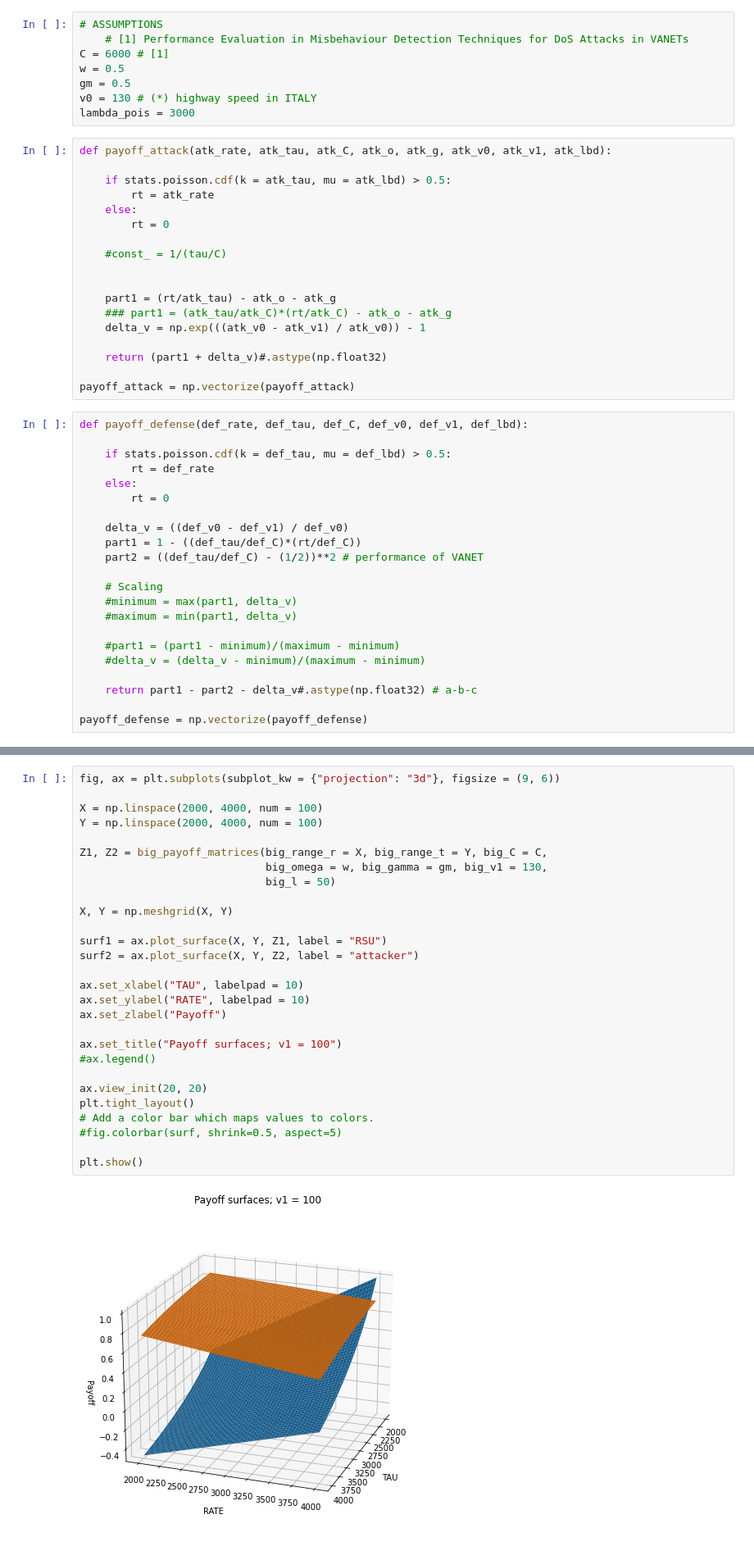
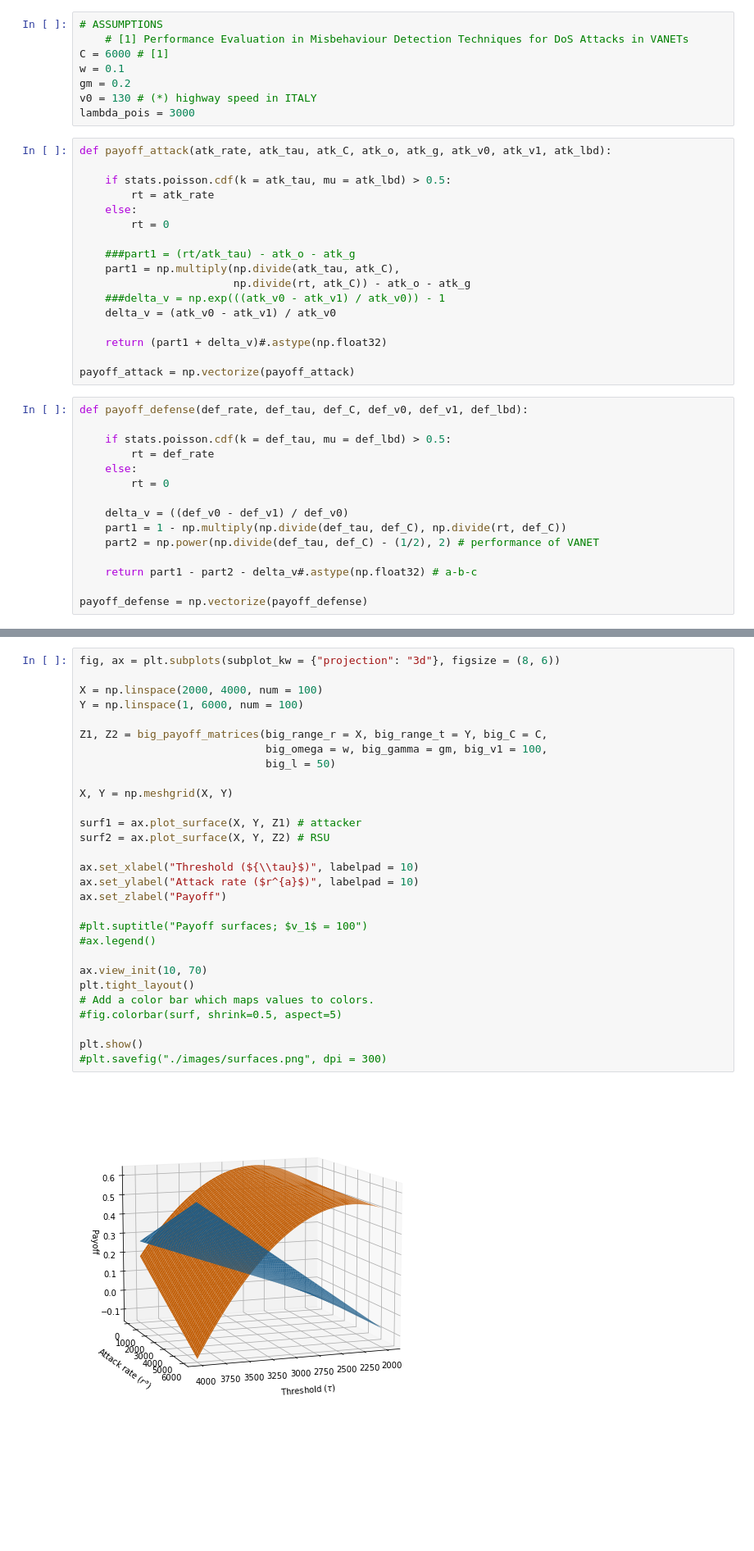
Before and after one commit to MattiaBrocco/VANET-game-theory, a Jupyter notebook: MB_attempt_1.ipynb, the cells around one changed output, grey strips where cells are left out. Shown at 82% size. Saved outputs shown, nothing was run; the diff lists cells and outputs as text; blank space fills up the shorter version.

```diff
--- a/MB_attempt_1.ipynb
+++ b/MB_attempt_1.ipynb
@@ -15,8 +17,8 @@ from joblib import Parallel
 # ASSUMPTIONS
     # [1] Performance Evaluation in Misbehaviour Detection Techniques for DoS Attacks in VANETs
 C = 6000 # [1]
-w = 0.5
-gm = 0.5
+w = 0.1
+gm = 0.2
 v0 = 130 # (*) highway speed in ITALY
 lambda_pois = 3000
 # %%
@@ -27,12 +29,11 @@ def payoff_attack(atk_rate, atk_tau, atk_C, atk_o, atk_g, atk_v0, atk_v1, atk_lb
     else:
         rt = 0
 
-    #const_ = 1/(tau/C)
-
-
-    part1 = (rt/atk_tau) - atk_o - atk_g
-    ### part1 = (atk_tau/atk_C)*(rt/atk_C) - atk_o - atk_g
-    delta_v = np.exp(((atk_v0 - atk_v1) / atk_v0)) - 1
+    ###part1 = (rt/atk_tau) - atk_o - atk_g
+    part1 = np.multiply(np.divide(atk_tau, atk_C),
+                        np.divide(rt, atk_C)) - atk_o - atk_g
+    ###delta_v = np.exp(((atk_v0 - atk_v1) / atk_v0)) - 1
+    delta_v = (atk_v0 - atk_v1) / atk_v0
 
     return (part1 + delta_v)#.astype(np.float32)
 
@@ -46,15 +47,8 @@ def payoff_defense(def_rate, def_tau, def_C, def_v0, def_v1, def_lbd):
         rt = 0
 
     delta_v = ((def_v0 - def_v1) / def_v0)
-    part1 = 1 - ((def_tau/def_C)*(rt/def_C))
-    part2 = ((def_tau/def_C) - (1/2))**2 # performance of VANET
-
-    # Scaling
-    #minimum = max(part1, delta_v)
-    #maximum = min(part1, delta_v)
-
-    #part1 = (part1 - minimum)/(maximum - minimum)
-    #delta_v = (delta_v - minimum)/(maximum - minimum)
+    part1 = 1 - np.multiply(np.divide(def_tau, def_C), np.divide(rt, def_C))
+    part2 = np.power(np.divide(def_tau, def_C) - (1/2), 2) # performance of VANET
 
     return part1 - part2 - delta_v#.astype(np.float32) # a-b-c
 
@@ -150,30 +130,31 @@ sns.heatmap(Z2 - Z1, cmap = "RdBu");
 # %%
-fig, ax = plt.subplots(subplot_kw = {"projection": "3d"}, figsize = (9, 6))
+fig, ax = plt.subplots(subplot_kw = {"projection": "3d"}, figsize = (8, 6))
 
 X = np.linspace(2000, 4000, num = 100)
-Y = np.linspace(2000, 4000, num = 100)
+Y = np.linspace(1, 6000, num = 100)
 
 Z1, Z2 = big_payoff_matrices(big_range_r = X, big_range_t = Y, big_C = C,
-                             big_omega = w, big_gamma = gm, big_v1 = 130,
+                             big_omega = w, big_gamma = gm, big_v1 = 100,
                              big_l = 50)
 
 X, Y = np.meshgrid(X, Y)
 
-surf1 = ax.plot_surface(X, Y, Z1, label = "RSU")
-surf2 = ax.plot_surface(X, Y, Z2, label = "attacker")
+surf1 = ax.plot_surface(X, Y, Z1) # attacker
+surf2 = ax.plot_surface(X, Y, Z2) # RSU
 
-ax.set_xlabel("TAU", labelpad = 10)
-ax.set_ylabel("RATE", labelpad = 10)
+ax.set_xlabel("Threshold (${\\tau}$)", labelpad = 10)
+ax.set_ylabel("Attack rate ($r^{a}$)", labelpad = 10)
 ax.set_zlabel("Payoff")
 
-ax.set_title("Payoff surfaces; v1 = 100")
+#plt.suptitle("Payoff surfaces; $v_1$ = 100")
 #ax.legend()
 
-ax.view_init(20, 20)
+ax.view_init(10, 70)
 plt.tight_layout()
 # Add a color bar which maps values to colors.
 #fig.colorbar(surf, shrink=0.5, aspect=5)
 
 plt.show()
+#plt.savefig("./images/surfaces.png", dpi = 300)
 # %% [output]
-[figure, old version]
+[figure, new version]
```
Also changed, not shown: parts of 26 cells of this notebook, 4 other files.
